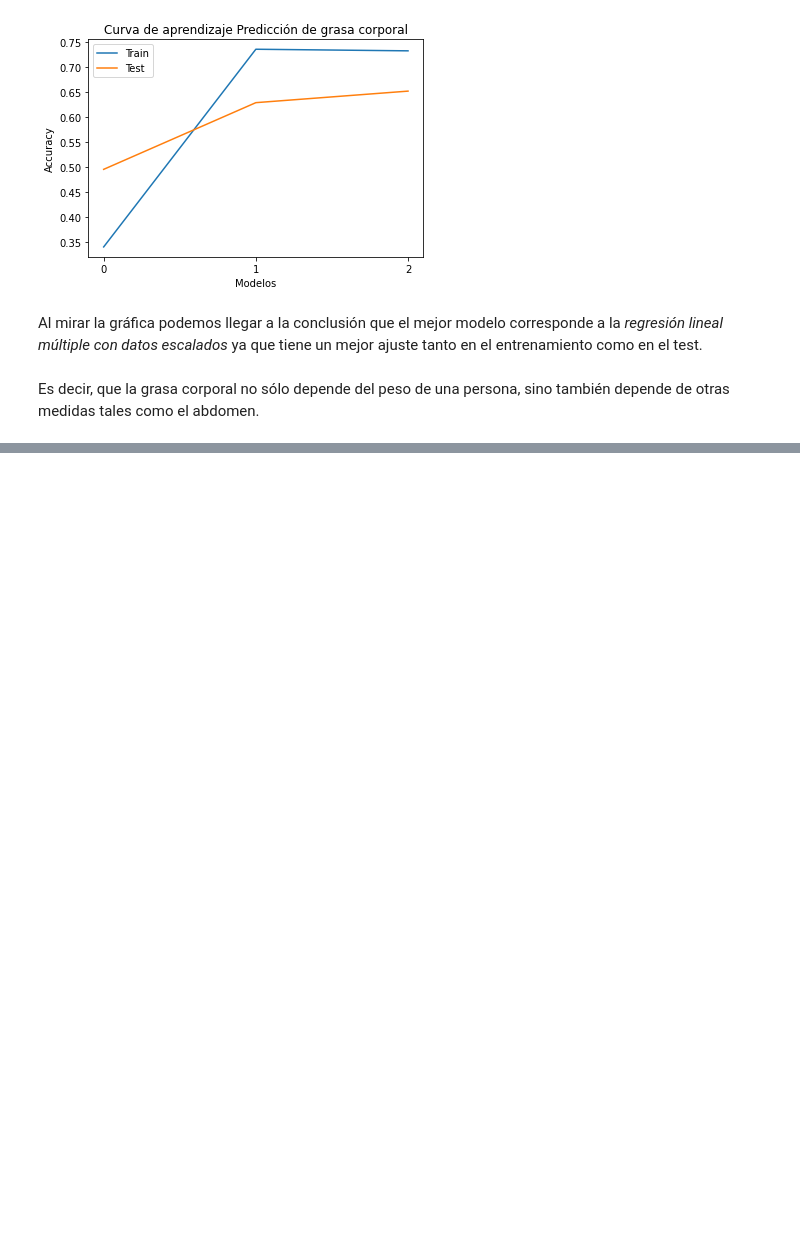
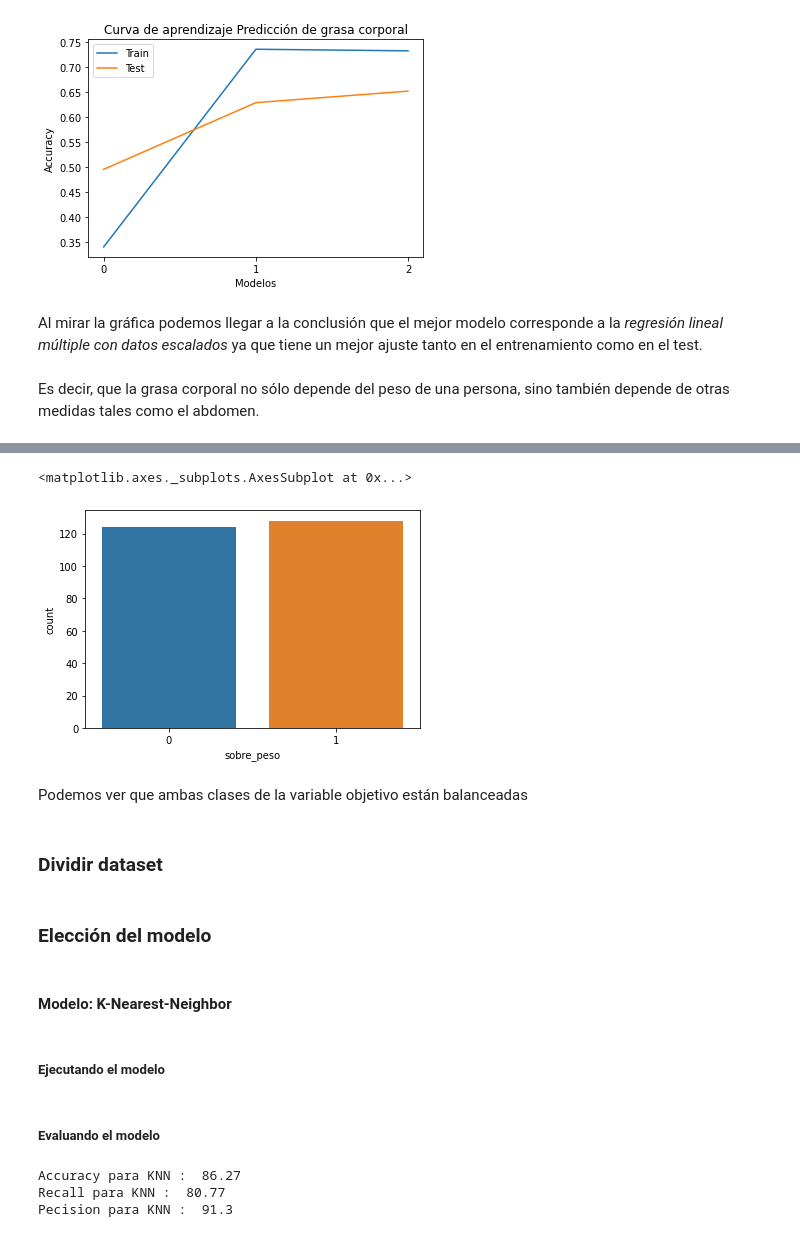
Before and after one commit to pedrosoriaa1a/Predicci-n_grasa, a Jupyter notebook: Predicción_de_grasa_corporal.ipynb, the cells around one changed output, grey strips where cells are left out. Cells and saved outputs as stored; diff of their text form; code cells hidden in the pictures; blank space fills up the shorter version.

```diff
--- a/Predicción_de_grasa_corporal.ipynb
+++ b/Predicción_de_grasa_corporal.ipynb
@@ -409,0 +412,5 @@ Es decir, que la grasa corporal no sólo depende del peso de una persona, sino t
+# %%
+# Apartir del dataset original vamos a crear una nueva columna con el nombre IMC
+
+data['IMC'] = round((data['Weight'] * 0.453592) / ((data['Height'] * 0.0254)**2), 2)
+data.head()
@@ -409,0 +424,15 @@ Es decir, que la grasa corporal no sólo depende del peso de una persona, sino t
+# %%
+# Ahora creamos u nuevo dataset con la información del original y añadimos la variable sobre_peso
+# Esta variable está en función del IMC, siendo 1 si la persona tiene sobre peso
+df = data.copy()
+df['sobre_peso'] = np.where(df['IMC'] > 24.9, 1, 0)
+# %%
+sns.countplot(data=df,
+            x='sobre_peso')
+# %% [output]
+<matplotlib.axes._subplots.AxesSubplot at 0x...>
+[figure, added]
+# %% [markdown]
+Podemos ver que ambas clases de la variable objetivo están balanceadas
+# %% [markdown]
+### Dividir dataset
@@ -409,0 +445,6 @@ Es decir, que la grasa corporal no sólo depende del peso de una persona, sino t
+# %% [markdown]
+### Elección del modelo
+# %% [markdown]
+#### Modelo: K-Nearest-Neighbor
+# %% [markdown]
+##### Ejecutando el modelo
@@ -409,0 +460,15 @@ Es decir, que la grasa corporal no sólo depende del peso de una persona, sino t
+# %% [markdown]
+##### Evaluando el modelo
+# %%
+knn_acc = accuracy_score(ypred, y_test)
+print("Accuracy para KNN : ", round(knn_acc * 100, 2))
+
+knn_pre = precision_score(ypred, y_test)
+print('Recall para KNN : ', round(knn_pre * 100, 2))
+
+knn_rcc = recall_score(ypred, y_test)
+print('Pecision para KNN : ', round(knn_rcc * 100, 2))
+# %% [output]
+Accuracy para KNN :  86.27
+Recall para KNN :  80.77
+Pecision para KNN :  91.3
```
Also changed, not shown: parts of 19 cells of this notebook.
